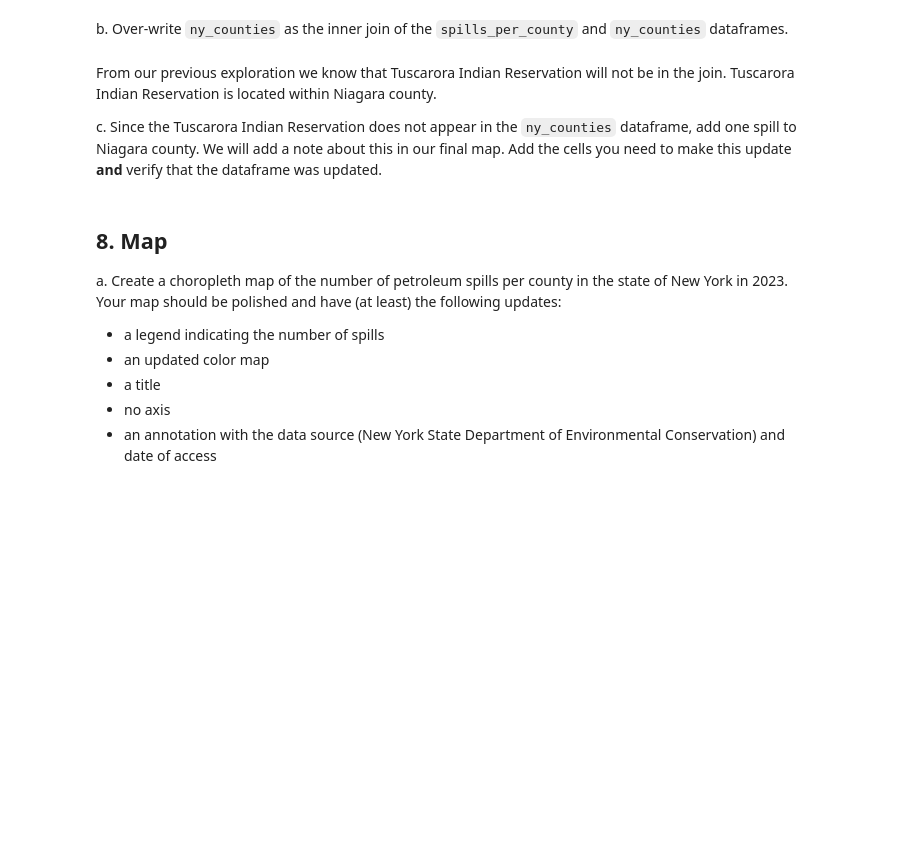
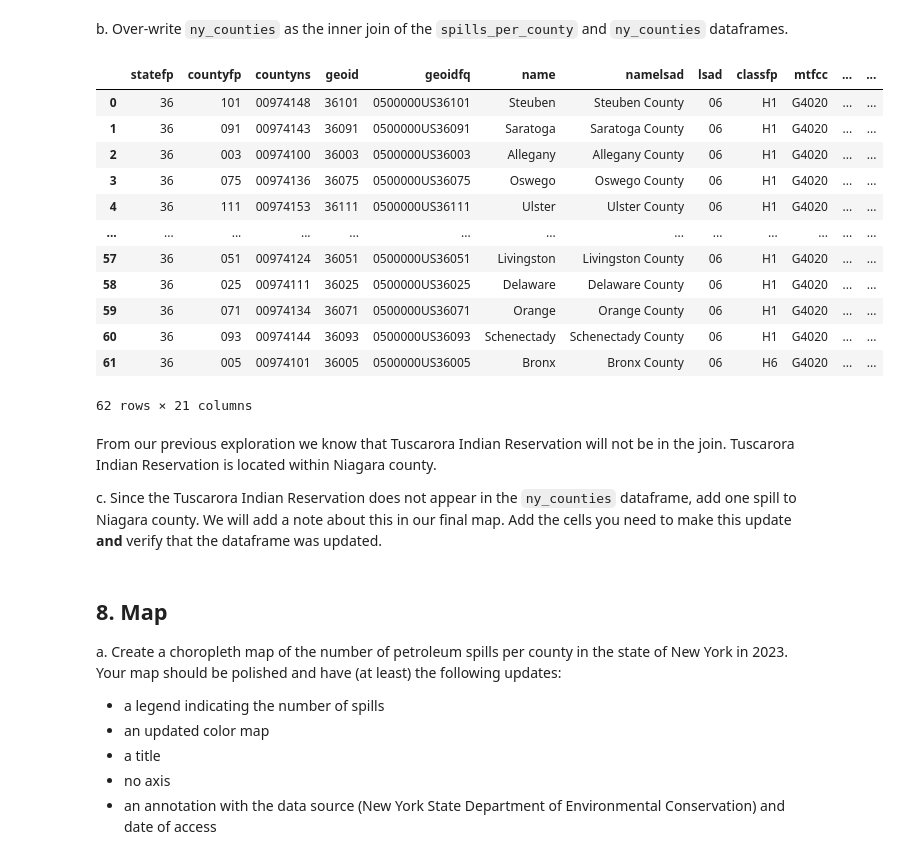
Before and after one commit to Awoo56709/eds220-hwk3, a Jupyter notebook: hwk3-task1-spills.ipynb, the cells around one changed output. Saved outputs shown, nothing was run; the diff lists cells and outputs as text; code cells hidden in the pictures; blank space fills up the shorter version.

```diff
--- a/hwk3-task1-spills.ipynb
+++ b/hwk3-task1-spills.ipynb
@@ -557,3 +596,3 @@ ny_counties = counties[counties['statefp'] == '36'].copy()
 # %%
-spills_per_county['county'] = spills_per_county['county'].str.strip()
-ny_counties['name'] = ny_counties['name'].str.strip()
+#spills_per_county['county'] = spills_per_county['county'].str.strip()
+#ny_counties['NAME'] = ny_counties['NAME'].str.strip()
@@ -594,11 +623,9 @@ In the next cells:
 
 a. Print the names of counties in `ny_counties`, without repetition.
 # %%
-# Print unique counties without repetition
-ny_counties = sorted(ny_counties['name'].unique())
-print(f"Unique NY counties include {ny_counties}")
-
-# Add
+#Print unique counties without repetition
+ny_names = sorted(ny_counties['name'].unique().tolist())
+print(f"Unique NY counties include {ny_names}")
 # %% [output]
 Unique NY counties include ['Albany', 'Allegany', 'Bronx', 'Broome', 'Cattaraugus', 'Cayuga', 'Chautauqua', 'Chemung', 'Chenango', 'Clinton', 'Columbia', 'Cortland', 'Delaware', 'Dutchess', 'Erie', 'E ...
 # %% [markdown]
@@ -682,10 +738,7 @@ In the following cells:
 
 a. Use this cell to make any other updates needed for making an inner join of the `spills_per_county` and `ny_counties`.
 # %%
-ny_counties = ny_counties.merge(
-    spills_per_county,
-    how='inner',
-    left_on='name',
-    right_on='county'
-)
+
+#Verify strip of whitespace and lowercase from previous steps
+spills_per_county
 # %% [output]
@@ -693,2 +758,22 @@ AttributeError: 'list' object has no attribute 'merge'
 # %% [markdown]
 b. Over-write `ny_counties` as the  inner join of the `spills_per_county` and `ny_counties` dataframes.
+# %%
+#Join spill counts into NY county shapefile
+ny_counties = ny_counties.merge(spills_per_county, left_on='name',right_on='county',how='inner')
+
+#View merge
+ny_counties
+# %% [output]
+|  | statefp | countyfp | countyns | geoid | geoidfq | name | namelsad | lsad | classfp | mtfcc | ... | ... |
+| 0 | 36 | 101 | 00974148 | 36101 | 0500000US36101 | Steuben | Steuben County | 06 | H1 | G4020 | ... | ... |
+| 1 | 36 | 091 | 00974143 | 36091 | 0500000US36091 | Saratoga | Saratoga County | 06 | H1 | G4020 | ... | ... |
+| 2 | 36 | 003 | 00974100 | 36003 | 0500000US36003 | Allegany | Allegany County | 06 | H1 | G4020 | ... | ... |
+| 3 | 36 | 075 | 00974136 | 36075 | 0500000US36075 | Oswego | Oswego County | 06 | H1 | G4020 | ... | ... |
+| 4 | 36 | 111 | 00974153 | 36111 | 0500000US36111 | Ulster | Ulster County | 06 | H1 | G4020 | ... | ... |
+| ... | ... | ... | ... | ... | ... | ... | ... | ... | ... | ... | ... | ... |
+| 57 | 36 | 051 | 00974124 | 36051 | 0500000US36051 | Livingston | Livingston County | 06 | H1 | G4020 | ... | ... |
+| 58 | 36 | 025 | 00974111 | 36025 | 0500000US36025 | Delaware | Delaware County | 06 | H1 | G4020 | ... | ... |
+| 59 | 36 | 071 | 00974134 | 36071 | 0500000US36071 | Orange | Orange County | 06 | H1 | G4020 | ... | ... |
+| 60 | 36 | 093 | 00974144 | 36093 | 0500000US36093 | Schenectady | Schenectady County | 06 | H1 | G4020 | ... | ... |
+| 61 | 36 | 005 | 00974101 | 36005 | 0500000US36005 | Bronx | Bronx County | 06 | H6 | G4020 | ... | ... |
+62 rows × 21 columns
```
Also changed, not shown: parts of 30 cells of this notebook.
